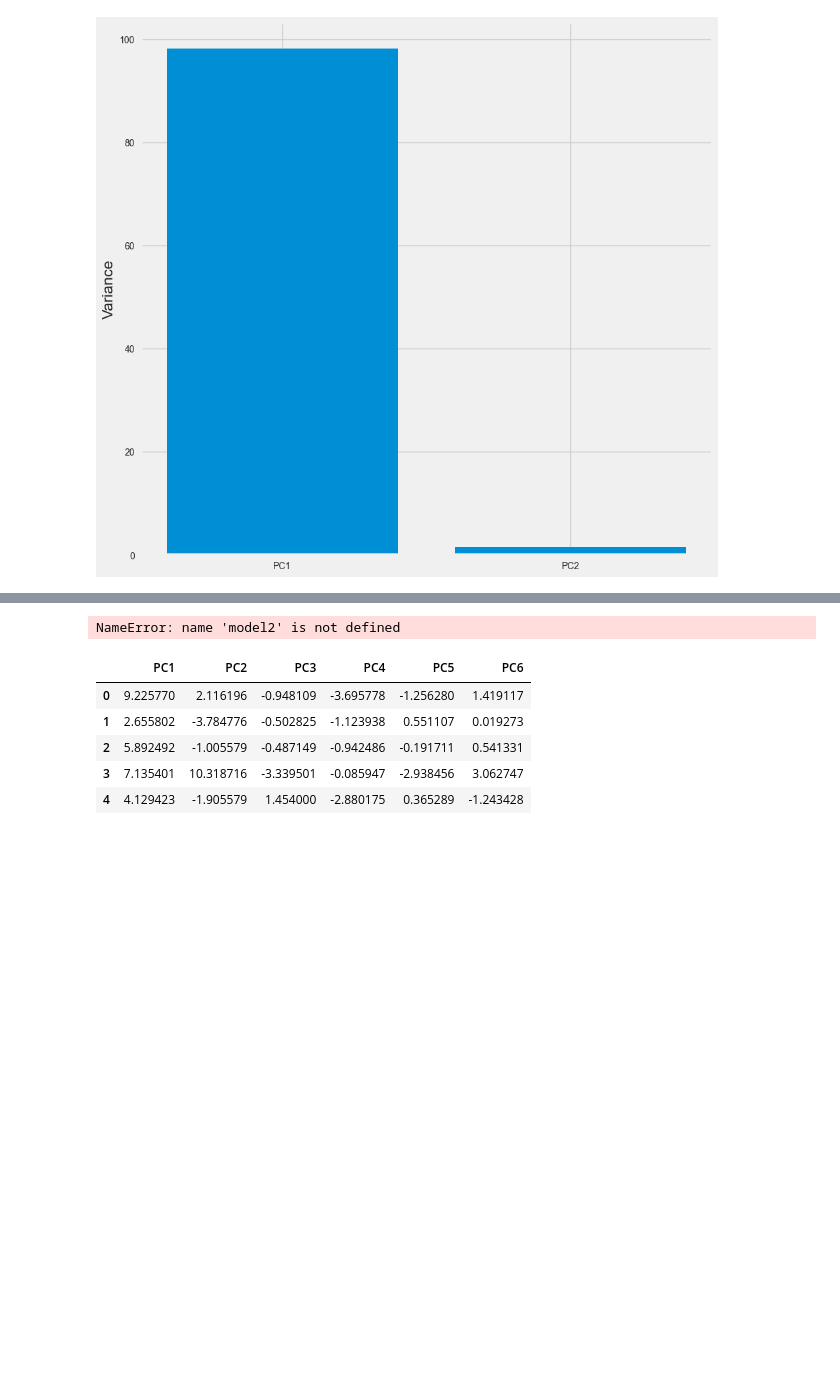
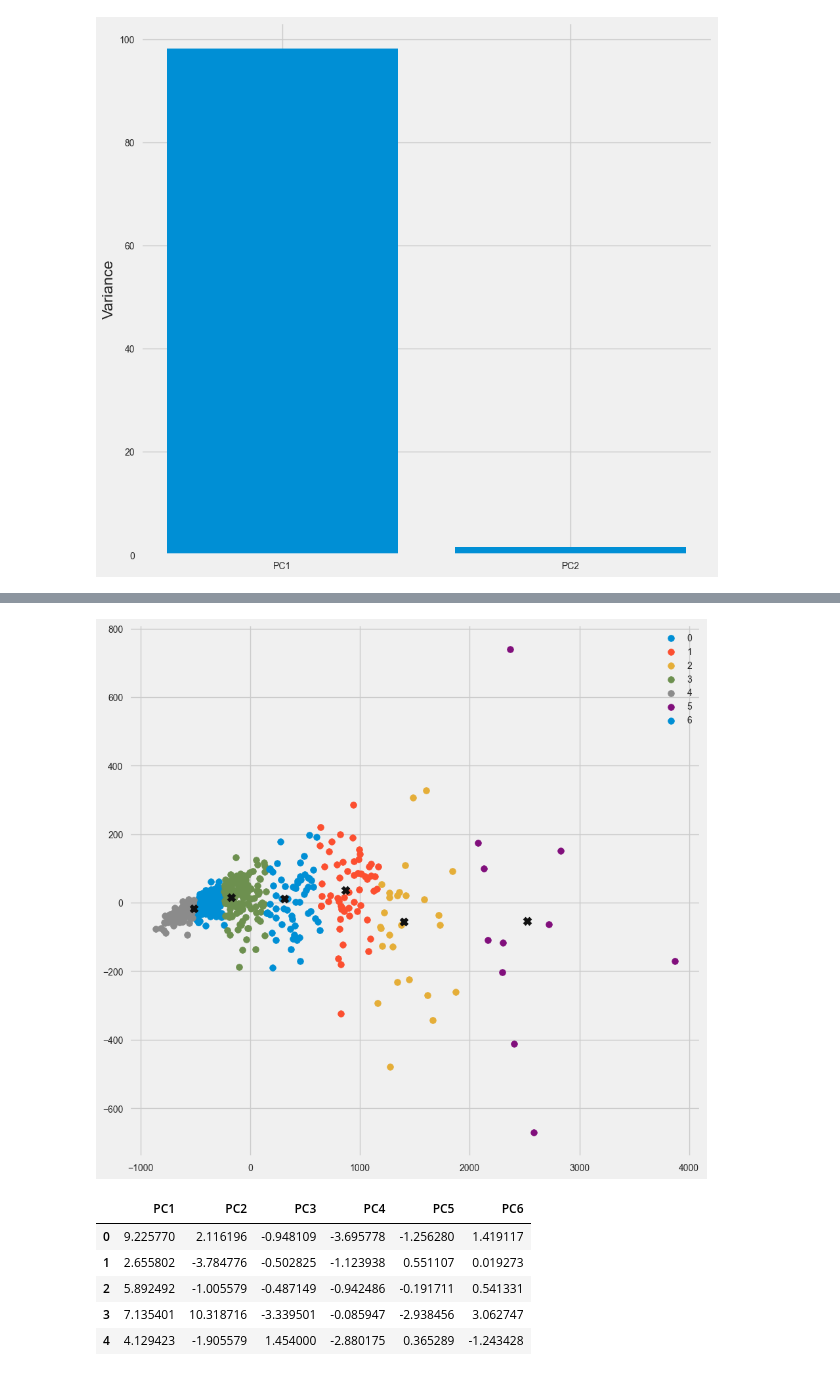
Before and after one commit to zmsp/unsupervised-learning, a Jupyter notebook: experiments.ipynb, the cells around one changed output, grey strips where cells are left out. Cells and saved outputs as stored; diff of their text form; code cells hidden in the pictures; blank space fills up the shorter version.

```diff
--- a/experiments.ipynb
+++ b/experiments.ipynb
@@ -328,6 +492,6 @@ print(label)
 # %%
-model2 = KMeans(n_clusters = 6, init = "k-means++")
-y2 = model2.fit_predict(x)
+model2 = KMeans(n_clusters = 7, init = "k-means++")
+y2 = model2.fit_predict(data)
 # %%
 plt.figure(figsize=(15,15))
 uniq = np.unique(label)
@@ -369,17 +533,17 @@ plt.show()
 # %%
 centers = np.array(model2.cluster_centers_)
-model = KMeans(n_clusters = 6, init = "k-means++")
+model = KMeans(n_clusters = 7, init = "k-means++")
 label = model.fit_predict(data)
 plt.figure(figsize=(10,10))
 uniq = np.unique(label)
 for i in uniq:
    plt.scatter(data[label == i , 0] , data[label == i , 1] , label = i)
 plt.scatter(centers[:,0], centers[:,1], marker="x", color='k')
 #This is done to find the centroid for each clusters.
 plt.legend()
 plt.show()
 # %% [output]
-NameError: name 'model2' is not defined
+[figure, added]
 # %%
 
 transformed_df = pd.DataFrame(pca.transform(X_scaled),
```
Also changed, not shown: parts of 16 cells of this notebook, 2 other files.
